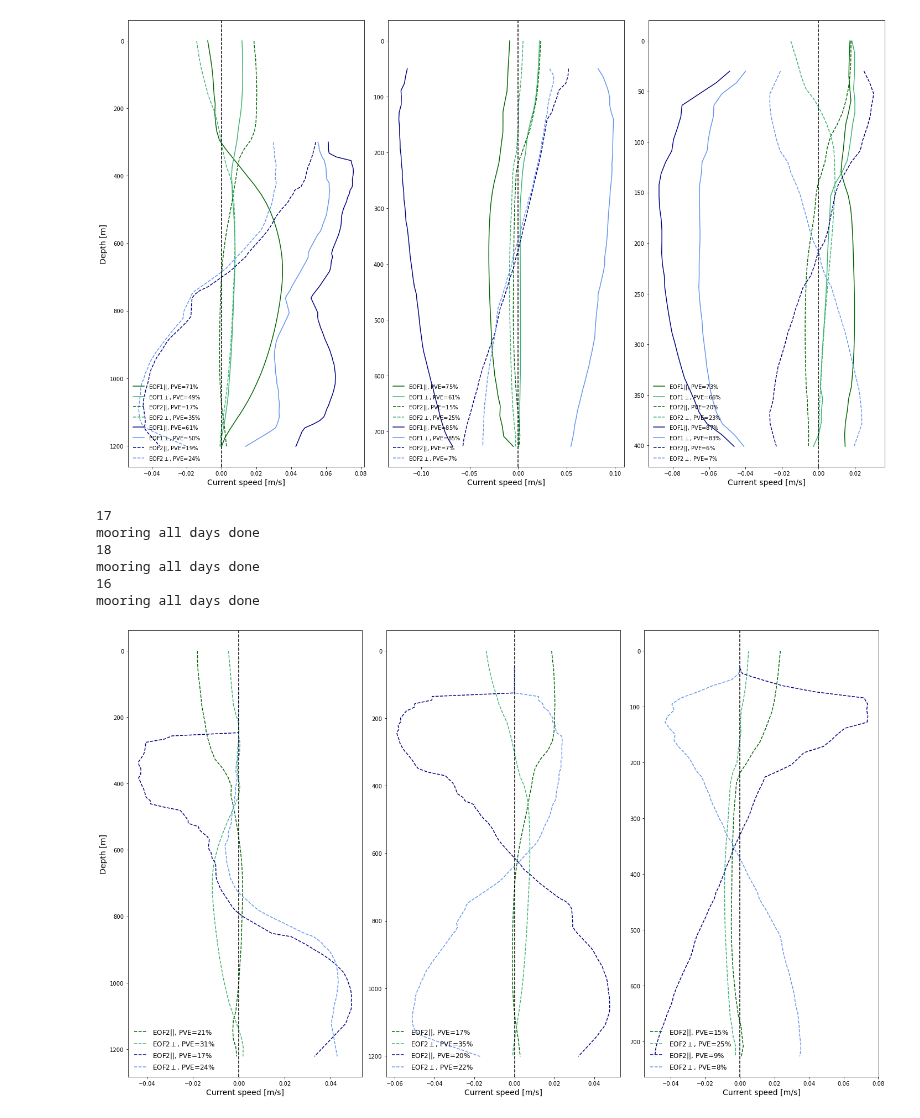
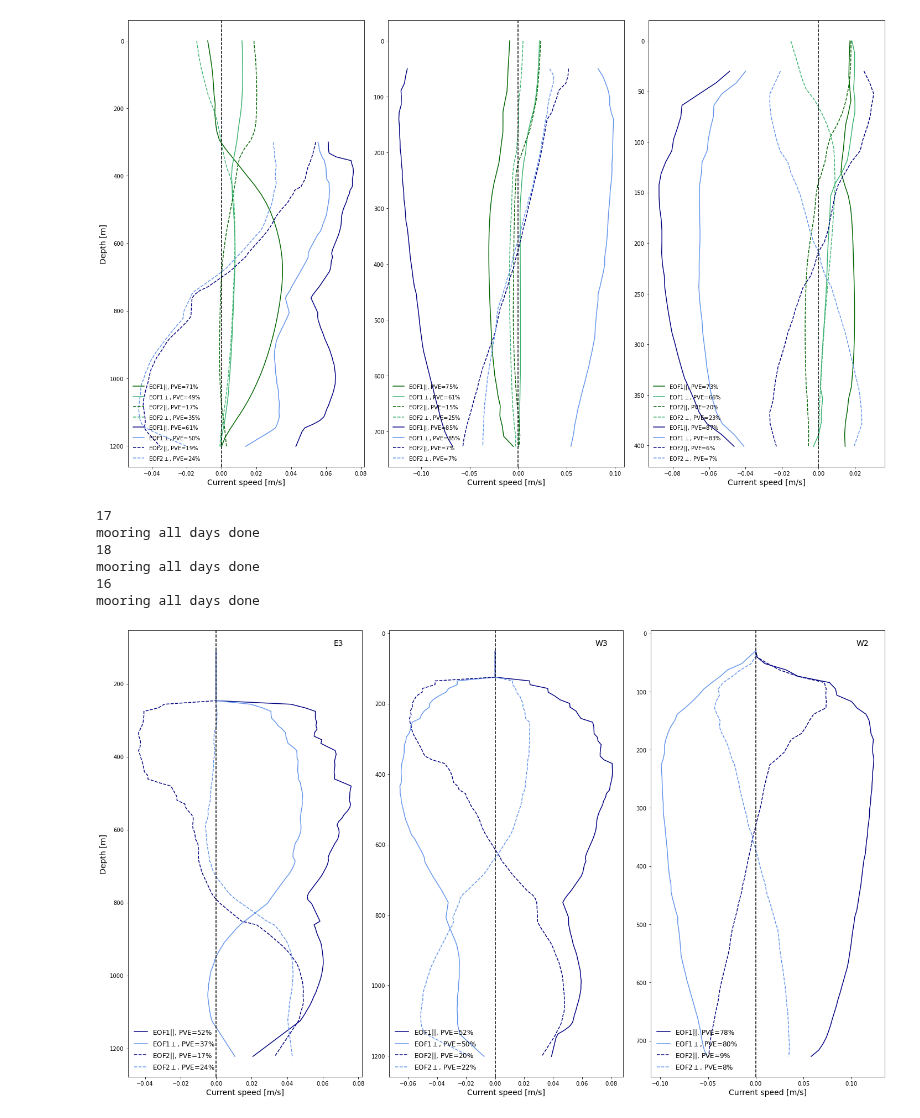
Before and after one commit to kaje2301/Master_2022, a Jupyter notebook: EOF1EOF2_mm.ipynb, the cells around one changed output. Cells and saved outputs as stored; diff of their text form; code cells hidden in the pictures.

```diff
--- a/EOF1EOF2_mm.ipynb
+++ b/EOF1EOF2_mm.ipynb
@@ -542,7 +542,7 @@ fig, axs = plt.subplots(1,4,figsize=(24,12))
 
 axs[0].set_ylabel('Depth [m]', fontsize=14)
 
-for axs, i, b, t in zip(axs.flat, [3,4,5,6], [2935,1500,645,640], [260,200,150,190]):
+for axs, i, b, t, m in zip(axs.flat, [3,4,5,6], [2935,1500,645,640], [260,200,150,190], ['MB','MW','MN','MS']):
     print(i)
 
     # Mooring, alle dager
@@ -558,7 +558,7 @@ for axs, i, b, t in zip(axs.flat, [3,4,5,6], [2935,1500,645,640], [260,200,150,1
     d = bathym.isel(x=x,y=y).values-1
     dyp_mr = np.linspace(t,b,len(U.DEPTH))
     dyp_mo = np.linspace(0,b,d)
-
+    '''
     # Model infrmation
     PCAp1 = data[pickl[i]]['EOF1p'][:d]
     PCAo1 = data[pickl[i]]['EOF1o'][:d]
@@ -568,14 +568,14 @@ for axs, i, b, t in zip(axs.flat, [3,4,5,6], [2935,1500,645,640], [260,200,150,1
     PVEmo1 = data[pickl[i]]['PVE1o']
     PVEmp2 = data[pickl[i]]['PVE2p']
     PVEmo2 = data[pickl[i]]['PVE2o']
-
+'''
 # --------------------------------------------------------------------------------------------------------------------
 
     # Plotting EOF mod, GREEEN
-    axs.plot(PCAp1,dyp_mo, label= f'EOF1$||$, PVE={PVEmp1}%', color='darkgreen')  # linestyle='--',
-    axs.plot(PCAo1,dyp_mo, label= f'EOF1$\perp$, PVE={PVEmo1}%', color='mediumseagreen')
-    axs.plot(PCAp2,dyp_mo, linestyle='--', label= f'EOF2$||$, PVE={PVEmp2}%', color='darkgreen')  # linestyle='--',
-    axs.plot(PCAo2,dyp_mo, linestyle='--', label= f'EOF2$\perp$, PVE={PVEmo2}%', color='mediumseagreen')
+    #axs.plot(PCAp1,dyp_mo, label= f'EOF1$||$, PVE={PVEmp1}%', color='darkgreen')  # linestyle='--',
+    #axs.plot(PCAo1,dyp_mo, label= f'EOF1$\perp$, PVE={PVEmo1}%', color='mediumseagreen')
+    #axs.plot(PCAp2,dyp_mo, linestyle='--', label= f'EOF2$||$, PVE={PVEmp2}%', color='darkgreen')  # linestyle='--',
+    #axs.plot(PCAo2,dyp_mo, linestyle='--', label= f'EOF2$\perp$, PVE={PVEmo2}%', color='mediumseagreen')
 
     # Plotting EOF moor, BLUE
     axs.plot(EOFp1,dyp_mr, label= f'EOF1$||$, PVE={PVEp1}%', color='navy')
@@ -586,6 +586,7 @@ for axs, i, b, t in zip(axs.flat, [3,4,5,6], [2935,1500,645,640], [260,200,150,1
     axs.axvline(0, color='k', linestyle = '--')
     axs.invert_yaxis()
     axs.set_xlabel('Current speed [m/s]', fontsize=14)
+    axs.text(0.88, 0.98, f'{m}', color='k', fontsize=14, transform=axs.transAxes, verticalalignment='top')
     axs.legend(frameon=False, fontsize=12, loc="lower left")
 
 fig.tight_layout()
@@ -797,7 +798,7 @@ fig, axs = plt.subplots(1,3,figsize=(20,12))
 
 axs[0].set_ylabel('Depth [m]', fontsize=14)
 
-for axs, i, b, t in zip(axs.flat,[17,18,16], [1222,1202,727], [110,50,30]):
+for axs, i, b, t, m in zip(axs.flat,[17,18,16], [1222,1202,727], [110,50,30], ['E3','W3','W2']):
     print(i)
 
     # Mooring, alle dager
@@ -824,35 +825,36 @@ for axs, i, b, t in zip(axs.flat,[17,18,16], [1222,1202,727], [110,50,30]):
     #PVEmo1 = data[pickl[i]]['PVE1o']
     PVEmp2 = data[pickl[i]]['PVE2p']
     PVEmo2 = data[pickl[i]]['PVE2o']
 
 # --------------------------------------------------------------------------------------------------------------------
 
     # Plotting EOF mod, GREEEN
     #axs.plot(PCAp1,dyp_mo, label= f'EOF1$||$, PVE={PVEmp1}%', color='darkgreen')  # linestyle='--',
     #axs.plot(PCAo1,dyp_mo, label= f'EOF1$\perp$, PVE={PVEmo1}%', color='mediumseagreen')
-    axs.plot(PCAp2,dyp_mo, linestyle='--', label= f'EOF2$||$, PVE={PVEmp2}%', color='darkgreen')  # linestyle='--',
-    axs.plot(PCAo2,dyp_mo, linestyle='--', label= f'EOF2$\perp$, PVE={PVEmo2}%', color='mediumseagreen')
+    #axs.plot(PCAp2,dyp_mo, linestyle='--', label= f'EOF2$||$, PVE={PVEmp2}%', color='darkgreen')  # linestyle='--',
+    #axs.plot(PCAo2,dyp_mo, linestyle='--', label= f'EOF2$\perp$, PVE={PVEmo2}%', color='mediumseagreen')
 
 
     # Plotting EOF moor, BLUE
-    #axs.plot(EOFp1,dyp_mr, label= f'EOF1$||$, PVE={PVEp1}%', color='navy')
-    #axs.plot(EOFo1,dyp_mr, label= f'EOF1$\perp$, PVE={PVEo1}%', color='cornflowerblue')
+    axs.plot(EOFp1,dyp_mr, label= f'EOF1$||$, PVE={PVEp1}%', color='navy')
+    axs.plot(EOFo1,dyp_mr, label= f'EOF1$\perp$, PVE={PVEo1}%', color='cornflowerblue')
     axs.plot(EOFp2,dyp_mr, linestyle='--', label= f'EOF2$||$, PVE={PVEp2}%', color='navy')
     axs.plot(EOFo2,dyp_mr, linestyle='--', label= f'EOF2$\perp$, PVE={PVEo2}%', color='cornflowerblue')
 
     axs.axvline(0, color='k', linestyle = '--')
     axs.invert_yaxis()
     axs.set_xlabel('Current speed [m/s]', fontsize=14)
+    axs.text(0.88, 0.98, f'{m}', color='k', fontsize=14, transform=axs.transAxes, verticalalignment='top')
     axs.legend(frameon=False, fontsize=12, loc="lower left")
 
 fig.tight_layout()
 
 plt.savefig('EOF1og2_Nsvarbard_west.pdf', dpi = 300)
 # %% [output]
 17
 mooring all days done
 18
 mooring all days done
 16
 mooring all days done
-[figure, old version]
+[figure, new version]
```
Also changed, not shown: parts of 1 cell of this notebook, 3 other files.
